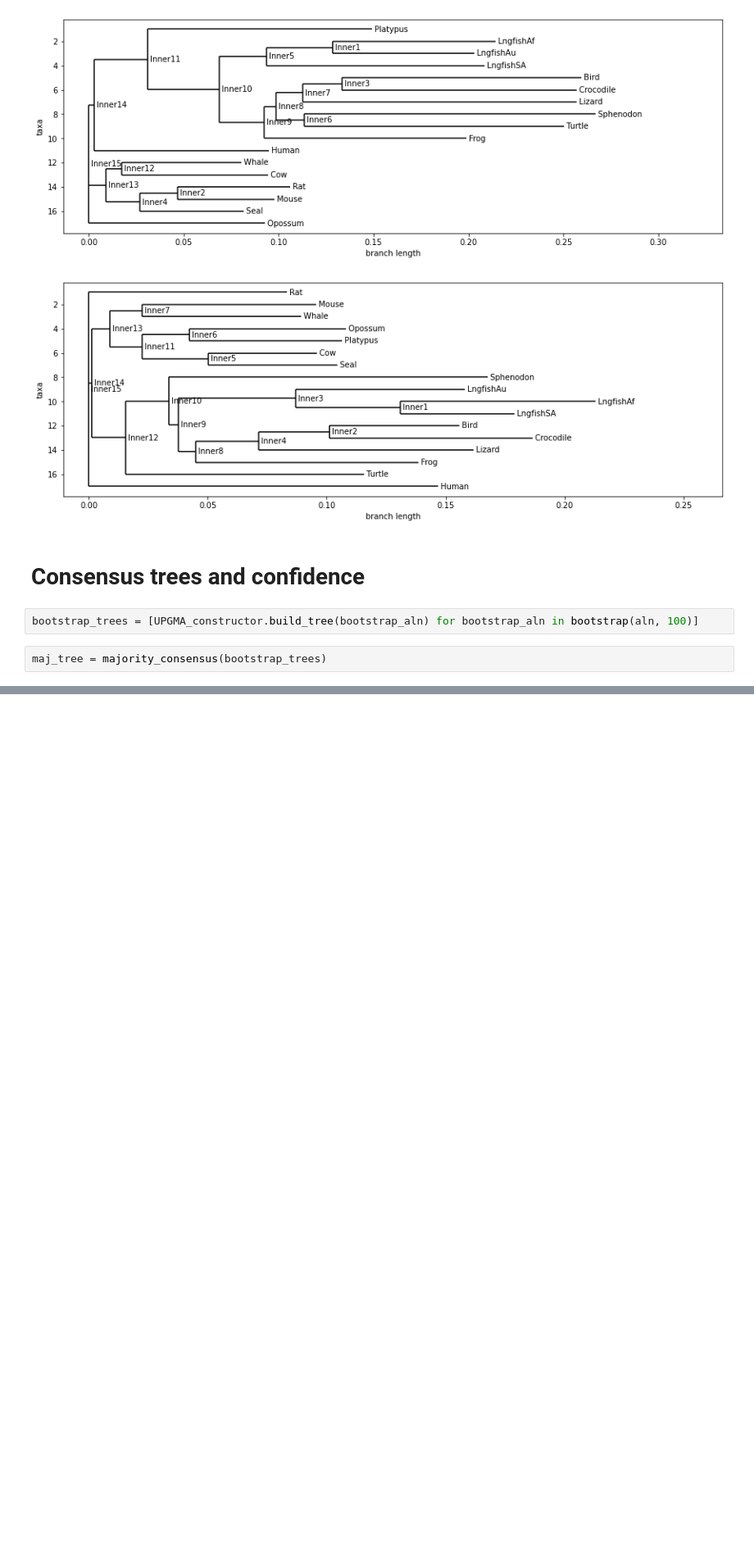
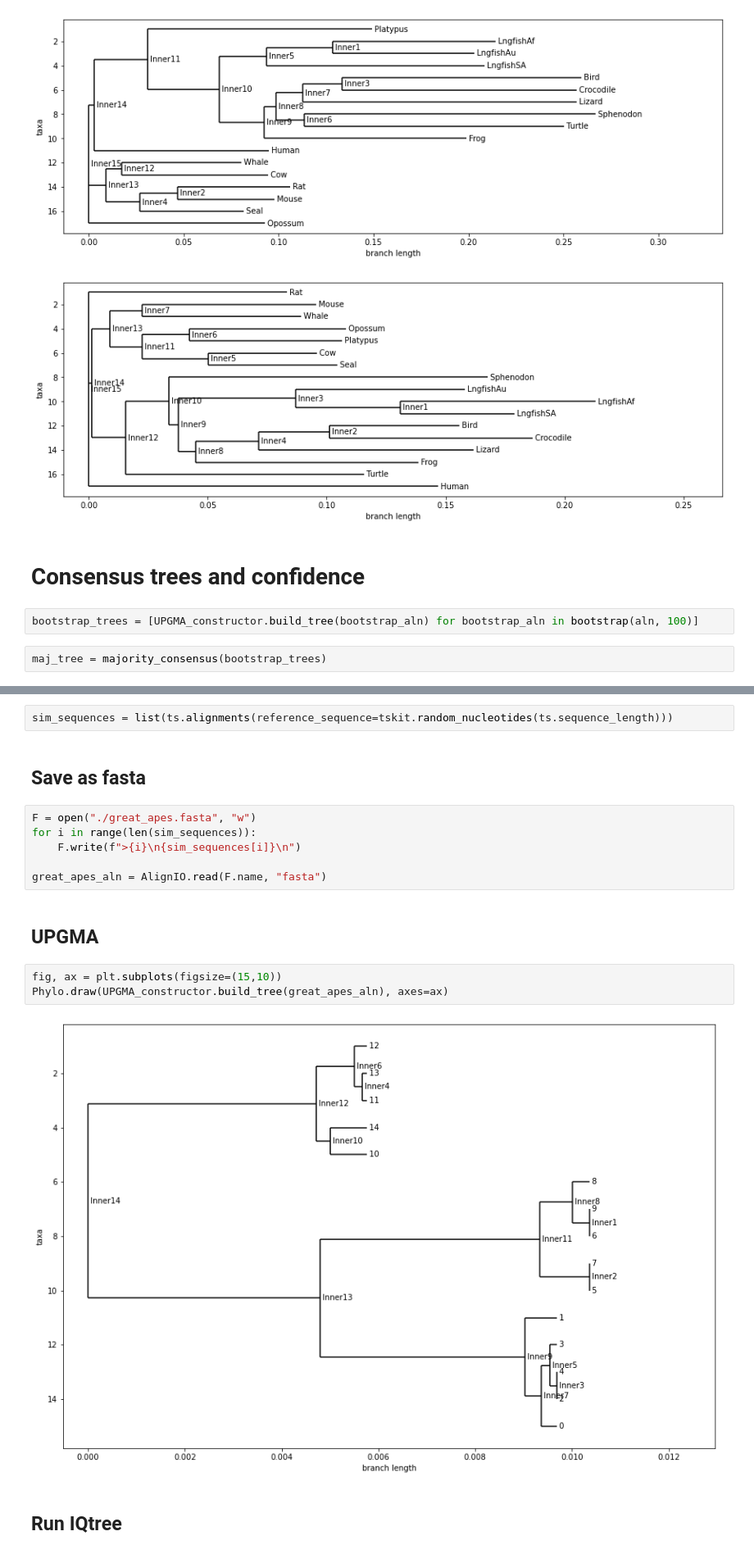
Before and after one commit to regevs/practical, a Jupyter notebook: 20240212_tree_practical.ipynb, the cells around one changed output, grey strips where cells are left out. Shown at 82% size. Cells and saved outputs as stored; diff of their text form; blank space fills up the shorter version.

```diff
--- a/20240212_tree_practical.ipynb
+++ b/20240212_tree_practical.ipynb
@@ -129,0 +203,19 @@ Phylo.draw(maj_tree, axes=ax)
+# %%
+sim_sequences = list(ts.alignments(reference_sequence=tskit.random_nucleotides(ts.sequence_length)))
+# %% [markdown]
+## Save as fasta
+# %%
+F = open("./great_apes.fasta", "w")
+for i in range(len(sim_sequences)):
+    F.write(f">{i}\n{sim_sequences[i]}\n")
+
+great_apes_aln = AlignIO.read(F.name, "fasta")
+# %% [markdown]
+## UPGMA
+# %%
+fig, ax = plt.subplots(figsize=(15,10))
+Phylo.draw(UPGMA_constructor.build_tree(great_apes_aln), axes=ax)
+# %% [output]
+[figure, added]
+# %% [markdown]
+## Run IQtree
```
Also changed, not shown: parts of 22 cells of this notebook, 24 other files.
